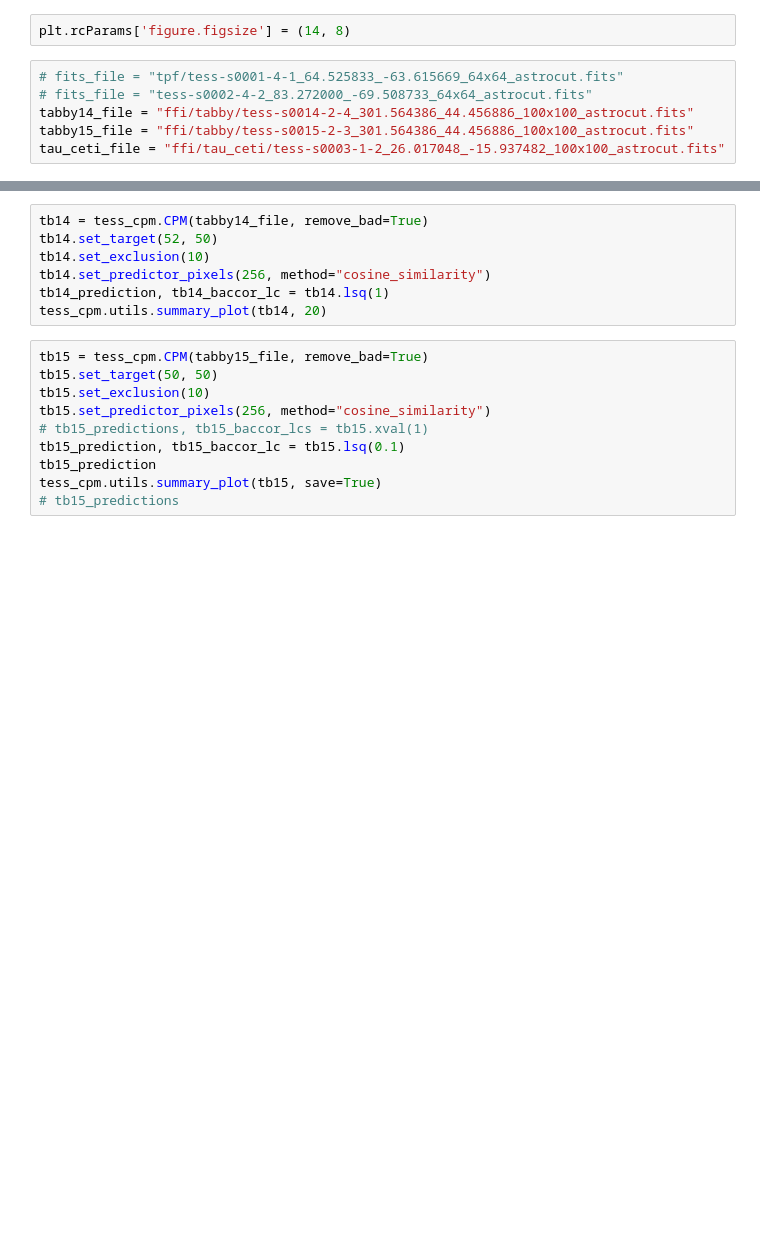
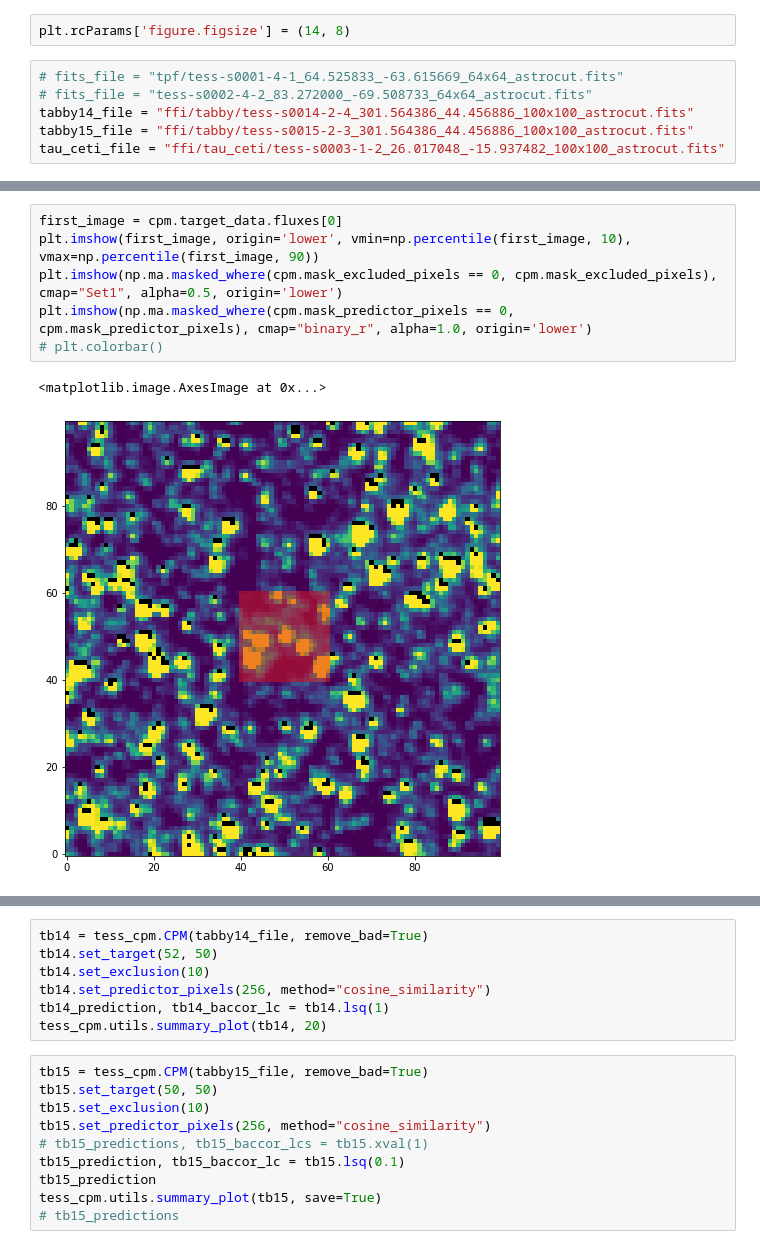
Before and after one commit to soichiro-hattori/unpopular, a Jupyter notebook: tester.ipynb, the cells around one changed output, grey strips where cells are left out. Cells and saved outputs as stored; diff of their text form; blank space fills up the shorter version.

```diff
--- a/tester.ipynb
+++ b/tester.ipynb
@@ -17,0 +55,9 @@ tau_ceti_file = "ffi/tau_ceti/tess-s0003-1-2_26.017048_-15.937482_100x100_astroc
+# %%
+first_image = cpm.target_data.fluxes[0]
+plt.imshow(first_image, origin='lower', vmin=np.percentile(first_image, 10), vmax=np.percentile(first_image, 90))
+plt.imshow(np.ma.masked_where(cpm.mask_excluded_pixels == 0, cpm.mask_excluded_pixels), cmap="Set1", alpha=0.5, origin='lower')
+plt.imshow(np.ma.masked_where(cpm.mask_predictor_pixels == 0, cpm.mask_predictor_pixels), cmap="binary_r", alpha=1.0, origin='lower')
+# plt.colorbar()
+# %% [output]
+<matplotlib.image.AxesImage at 0x...>
+[figure, added]
```
Also changed, not shown: parts of 8 cells of this notebook, 4 other files.
